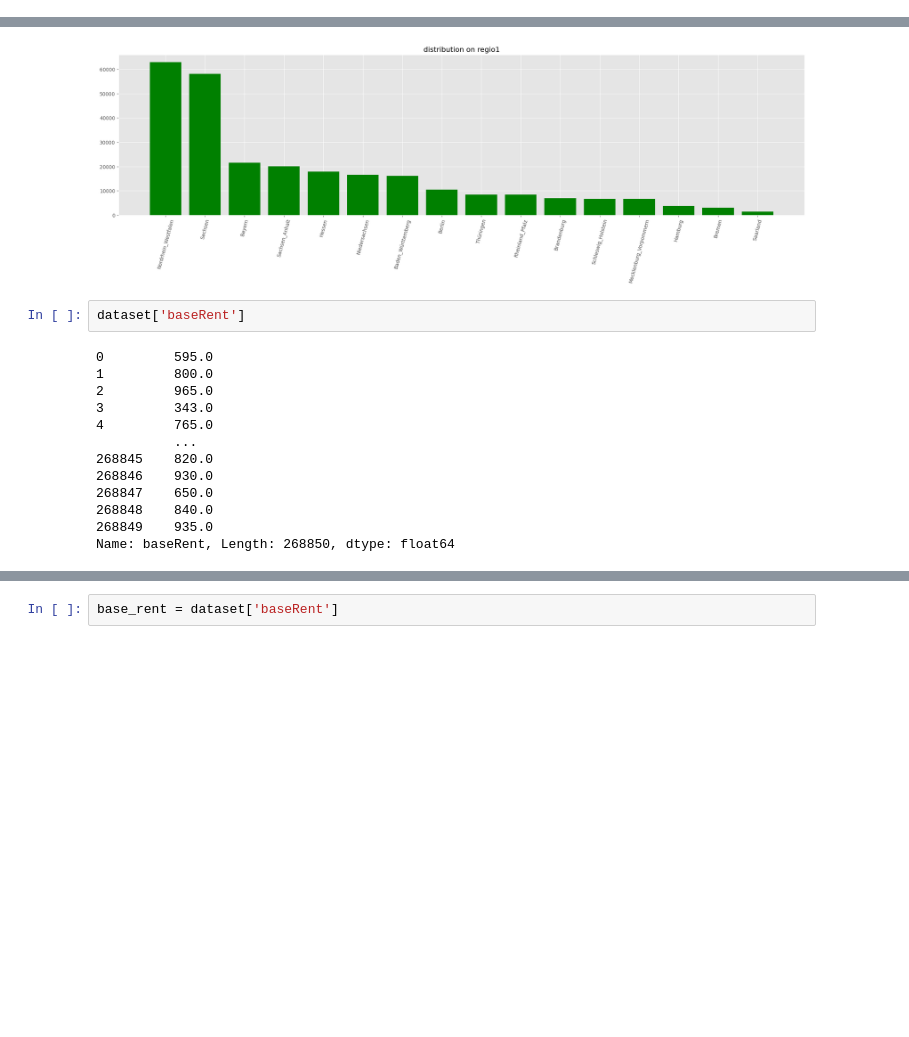
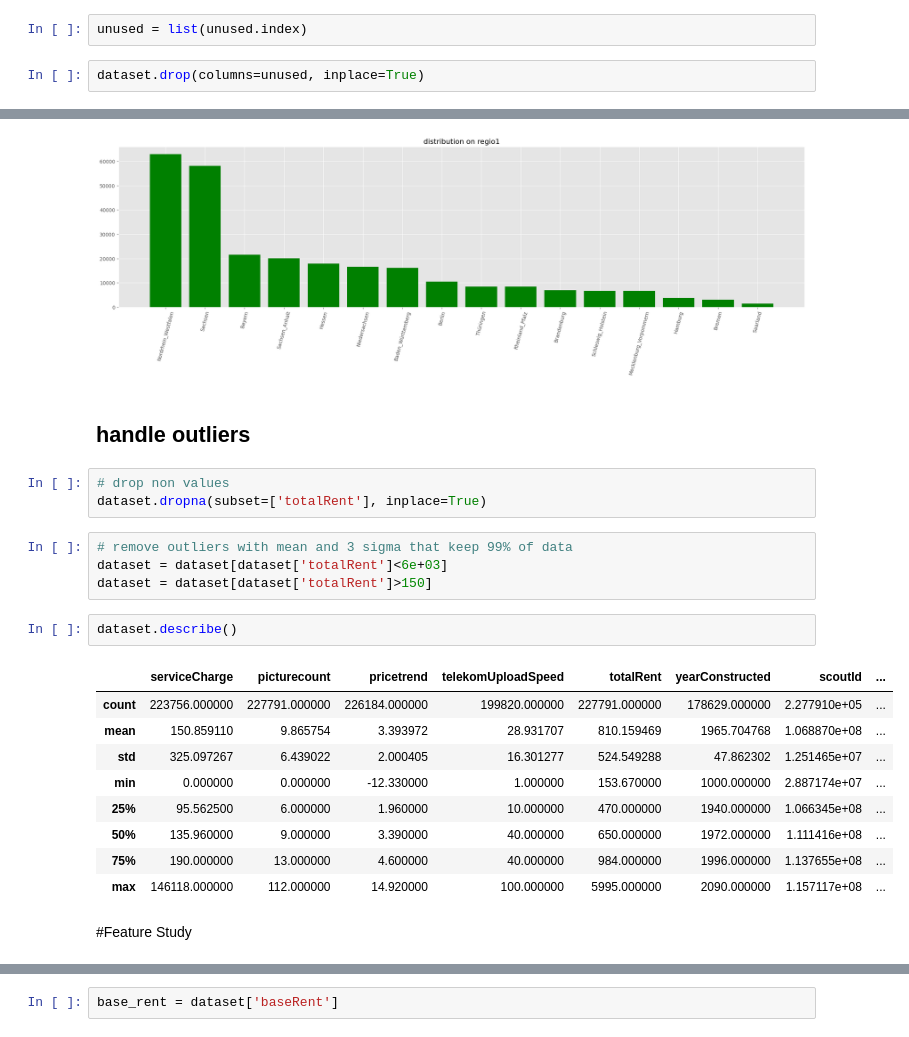
Before and after one commit to pouyazhd/TalentMind1, a Jupyter notebook: TalentMind1.ipynb, the cells around one changed output, grey strips where cells are left out. Saved outputs shown, nothing was run; the diff lists cells and outputs as text; blank space fills up the shorter version.

```diff
--- a/TalentMind1.ipynb
+++ b/TalentMind1.ipynb
@@ -146,0 +173,4 @@ plt.show()
+# %%
+unused = list(unused.index)
+# %%
+dataset.drop(columns=unused, inplace=True)
@@ -182,18 +217,26 @@ plt.xticks(rotation=75)
 plt.show()
 # %% [output]
 [figure]
+# %% [markdown]
+## handle outliers
+# %%
+# drop non values
+dataset.dropna(subset=['totalRent'], inplace=True)
+# %%
+# remove outliers with mean and 3 sigma that keep 99% of data
+dataset = dataset[dataset['totalRent']<6e+03]
+dataset = dataset[dataset['totalRent']>150]
 # %%
-dataset['baseRent']
+dataset.describe()
 # %% [output]
-0         595.0
-1         800.0
-2         965.0
-3         343.0
-4         765.0
-          ...
-268845    820.0
-268846    930.0
-268847    650.0
-268848    840.0
-268849    935.0
-Name: baseRent, Length: 268850, dtype: float64
+|  | serviceCharge | picturecount | pricetrend | telekomUploadSpeed | totalRent | yearConstructed | scoutId | ... |
+| count | 223756.000000 | 227791.000000 | 226184.000000 | 199820.000000 | 227791.000000 | 178629.000000 | 2.277910e+05 | ... |
+| mean | 150.859110 | 9.865754 | 3.393972 | 28.931707 | 810.159469 | 1965.704768 | 1.068870e+08 | ... |
+| std | 325.097267 | 6.439022 | 2.000405 | 16.301277 | 524.549288 | 47.862302 | 1.251465e+07 | ... |
+| min | 0.000000 | 0.000000 | -12.330000 | 1.000000 | 153.670000 | 1000.000000 | 2.887174e+07 | ... |
+| 25% | 95.562500 | 6.000000 | 1.960000 | 10.000000 | 470.000000 | 1940.000000 | 1.066345e+08 | ... |
+| 50% | 135.960000 | 9.000000 | 3.390000 | 40.000000 | 650.000000 | 1972.000000 | 1.111416e+08 | ... |
+| 75% | 190.000000 | 13.000000 | 4.600000 | 40.000000 | 984.000000 | 1996.000000 | 1.137655e+08 | ... |
+| max | 146118.000000 | 112.000000 | 14.920000 | 100.000000 | 5995.000000 | 2090.000000 | 1.157117e+08 | ... |
+# %% [markdown]
+#Feature Study
```
Also changed, not shown: parts of 65 cells of this notebook, 2 other files.
